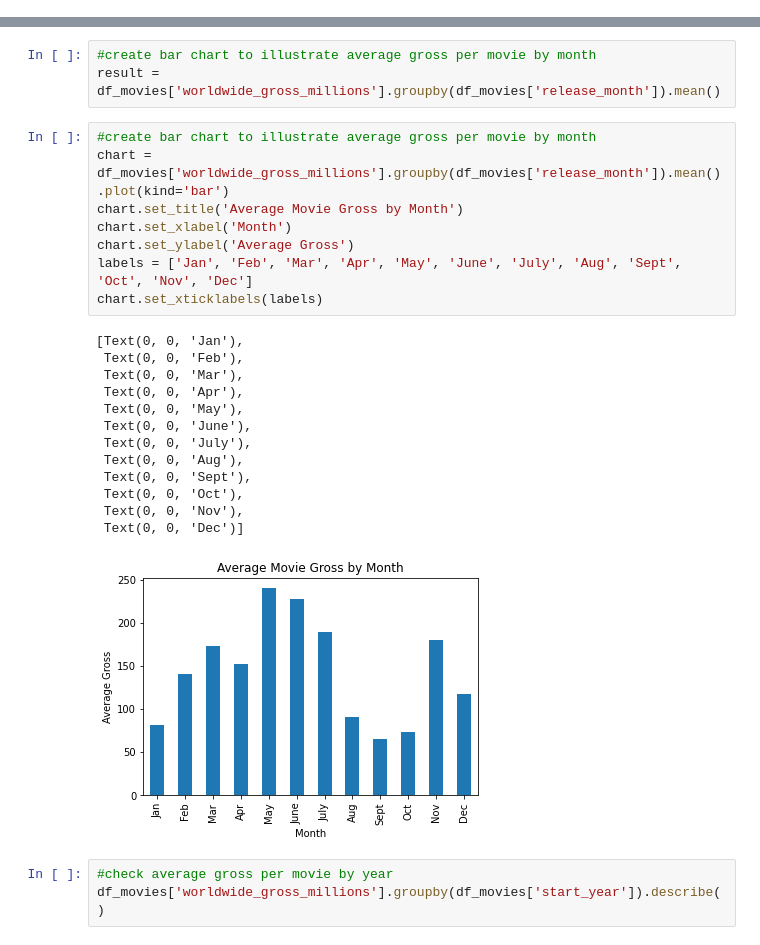
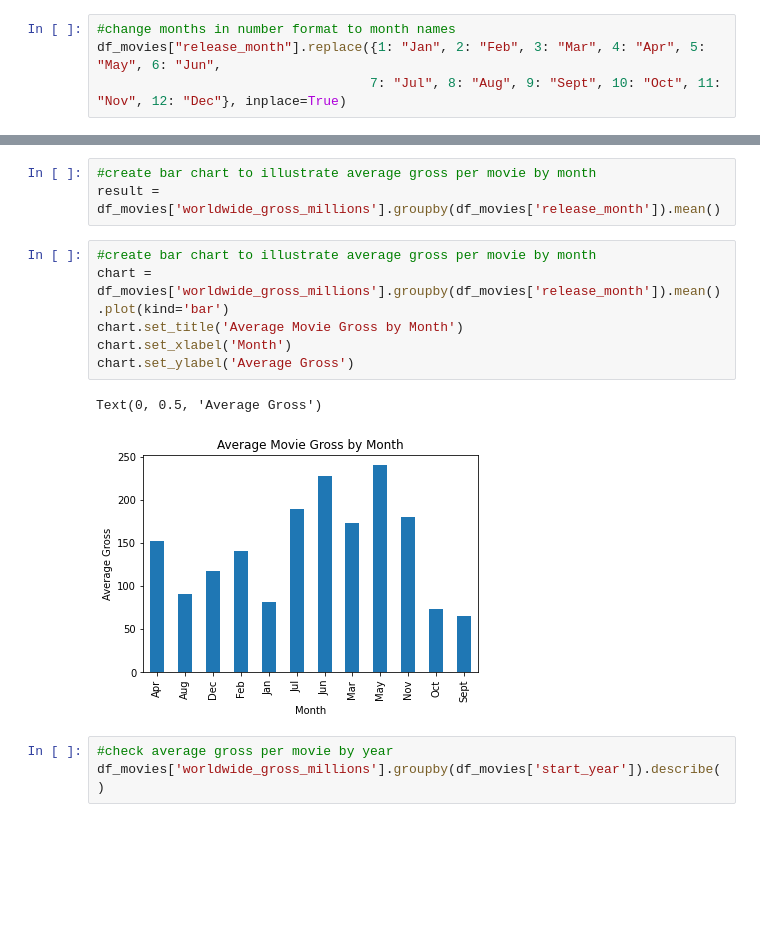
Before and after one commit to KenHoffman95/Movie-Box-Office-Predictor-, a Jupyter notebook: Data Cleaning and Feature Engineering.ipynb, the cells around one changed output, grey strips where cells are left out. Cells and saved outputs as stored; diff of their text form; blank space fills up the shorter version.

Commit message:
Add files via upload
Changed months from number format to name format

```diff
--- a/Data Cleaning and Feature Engineering.ipynb
+++ b/Data Cleaning and Feature Engineering.ipynb
@@ -207,3 +207,7 @@ df_movies.head()
 | 2 | May 1, 2015 | 2015 | 5 | Avengers: Age of Ultron | 330600000 | 459005868 | 1403013963 | ... |
 | 3 | Apr 27, 2018 | 2018 | 4 | Avengers: Infinity War | 300000000 | 678815482 | 2048134200 | ... |
 | 4 | Nov 17, 2017 | 2017 | 11 | Justice League | 300000000 | 229024295 | 655945209 | ... |
+# %%
+#change months in number format to month names
+df_movies["release_month"].replace({1: "Jan", 2: "Feb", 3: "Mar", 4: "Apr", 5: "May", 6: "Jun",
+                                   7: "Jul", 8: "Aug", 9: "Sept", 10: "Oct", 11: "Nov", 12: "Dec"}, inplace=True)
@@ -790,25 +803,12 @@ result = df_movies['worldwide_gross_millions'].groupby(df_movies['release_month'
 # %%
 #create bar chart to illustrate average gross per movie by month
 chart = df_movies['worldwide_gross_millions'].groupby(df_movies['release_month']).mean().plot(kind='bar')
 chart.set_title('Average Movie Gross by Month')
 chart.set_xlabel('Month')
 chart.set_ylabel('Average Gross')
-labels = ['Jan', 'Feb', 'Mar', 'Apr', 'May', 'June', 'July', 'Aug', 'Sept', 'Oct', 'Nov', 'Dec']
-chart.set_xticklabels(labels)
 # %% [output]
-[Text(0, 0, 'Jan'),
- Text(0, 0, 'Feb'),
- Text(0, 0, 'Mar'),
- Text(0, 0, 'Apr'),
- Text(0, 0, 'May'),
- Text(0, 0, 'June'),
- Text(0, 0, 'July'),
- Text(0, 0, 'Aug'),
- Text(0, 0, 'Sept'),
- Text(0, 0, 'Oct'),
- Text(0, 0, 'Nov'),
- Text(0, 0, 'Dec')]
+Text(0, 0.5, 'Average Gross')
-[figure, old version]
+[figure, new version]
 # %%
 #check average gross per movie by year
 df_movies['worldwide_gross_millions'].groupby(df_movies['start_year']).describe()
```
Also changed, not shown: parts of 19 cells of this notebook.
